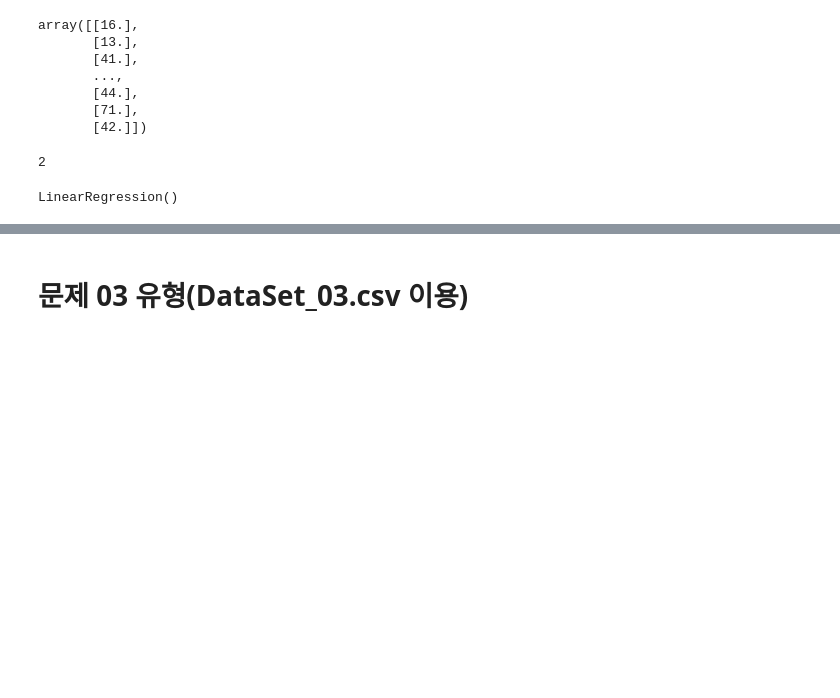
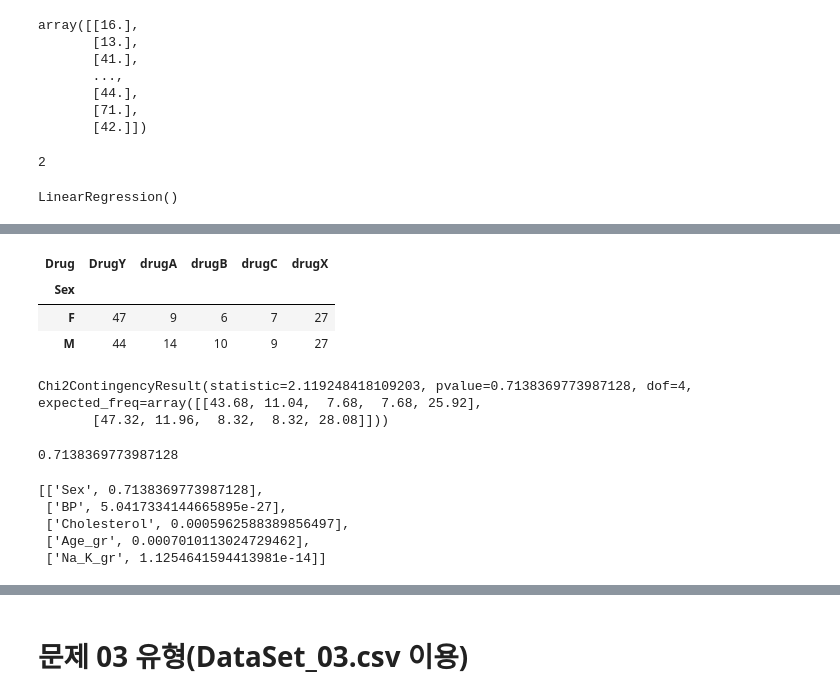
Before and after one commit to won195/TIL, a Jupyter notebook: set01_05_note.ipynb, the cells around one changed output, grey strips where cells are left out. Saved outputs shown, nothing was run; the diff lists cells and outputs as text; code cells hidden in the pictures; blank space fills up the shorter version.

```diff
--- a/set01_05_note.ipynb
+++ b/set01_05_note.ipynb
@@ -331,3 +449,29 @@ LinearRegression()
 # 번째 자리까지 기술하시오.
 # (답안 예시) 3, 1.23456
 # =============================================================================
+# %%
+q2_2=data2.copy()
+# %%
+# Age_gr
+
+# np.where(조건) # 조건에 해당하는 위치번호 리턴
+# np.where(조건, 참인경우 실행문, 거짓인경우 실행문) # 조건에 따라 분기해서 처리후 결합해서 데이터셋 리턴
+
+q2_2['Age_gr']=np.where(q2_2.Age < 20, 10,
+                  np.where(q2_2.Age < 30, 20,
+                     np.where(q2_2.Age < 40, 30,
+                        np.where(q2_2.Age < 50, 40,
+                           np.where(q2_2.Age < 60, 50, 60)))))
+# %%
+q2_2['Age_gr']= np.where(q2_2.Age.isna(), q2_2.Age,
+                    np.where(q2_2.Age < 20, 10,
+                      np.where(q2_2.Age < 30, 20,
+                         np.where(q2_2.Age < 40, 30,
+                            np.where(q2_2.Age < 50, 40,
+                               np.where(q2_2.Age < 60, 50, 60))))))
+# %%
+# Na_K_gr
+
+q2_2['Na_K_gr']=np.where(q2_2.Na_to_K <= 10, 'Lv1',
+                   np.where(q2_2.Na_to_K <= 20, 'Lv2',
+                      np.where(q2_2.Na_to_K <= 30, 'Lv3', 'Lv4')))
@@ -333,0 +481,8 @@ LinearRegression()
+# %%
+tab=pd.crosstab(index=q2_2['Sex'], columns=q2_2['Drug'])
+tab
+# %% [output]
+| Drug | DrugY | drugA | drugB | drugC | drugX |
+| Sex |  |  |  |  |  |
+| F | 47 | 9 | 6 | 7 | 27 |
+| M | 44 | 14 | 10 | 9 | 27 |
@@ -333,0 +491,11 @@ LinearRegression()
+# %%
+chi_out=chi2_contingency(tab)
+chi_out
+# %% [output]
+Chi2ContingencyResult(statistic=2.119248418109203, pvalue=0.7138369773987128, dof=4, expected_freq=array([[43.68, 11.04,  7.68,  7.68, 25.92],
+       [47.32, 11.96,  8.32,  8.32, 28.08]]))
+# %%
+pvalue=chi_out[1]
+pvalue
+# %% [output]
+0.7138369773987128
@@ -333,0 +514,8 @@ LinearRegression()
+# %%
+q2_2_sel_var
+# %% [output]
+[['Sex', 0.7138369773987128],
+ ['BP', 5.0417334144665895e-27],
+ ['Cholesterol', 0.0005962588389856497],
+ ['Age_gr', 0.0007010113024729462],
+ ['Na_K_gr', 1.1254641594413981e-14]]
```
Also changed, not shown: parts of 98 cells of this notebook.
